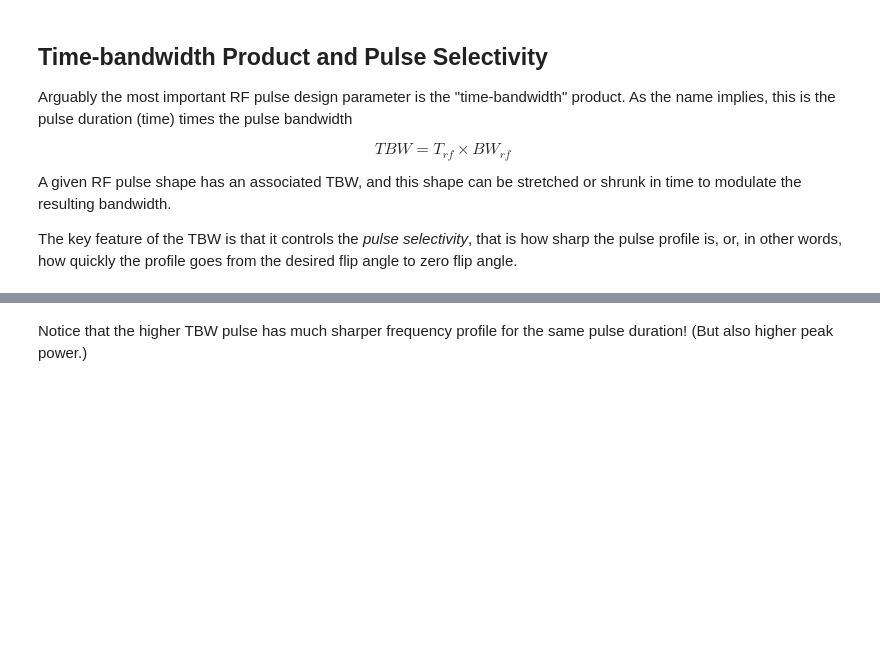
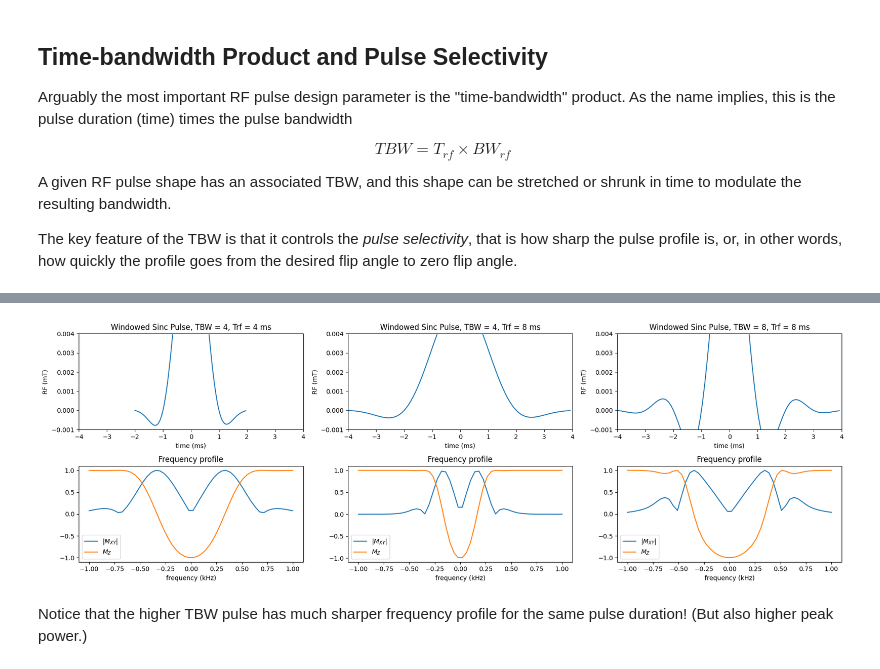
Before and after one commit to LarsonLab/MRI-education-resources, a Jupyter notebook: Notebooks/RF Pulse Design.ipynb, the cells around one changed output, grey strips where cells are left out. Saved outputs shown, nothing was run; the diff lists cells and outputs as text; code cells hidden in the pictures; blank space fills up the shorter version.

```diff
--- a/Notebooks/RF Pulse Design.ipynb
+++ b/Notebooks/RF Pulse Design.ipynb
@@ -239,3 +104,47 @@ xlabel('frequency (kHz)'), legend('|M_{XY}|', 'M_Z')%, ylabel('flip')
+# %%
+# Convert MATLAB cell to Python and place the three pulse panels side-by-side
+# Uses existing variables: gammabar, flip, df, M_equilibrium, bloch_rotate
+
+cases = [
+    (4, 4, 'TBW = 4, Trf = 4 ms'),
+    (4, 8, 'TBW = 4, Trf = 8 ms'),
+    (8, 8, 'TBW = 8, Trf = 8 ms'),
+]
+
+Np = 100  # sample points for pulse shape
+fig, axs = plt.subplots(2, 3, figsize=(18, 6))
+
+for i, (TBW, Trf, title) in enumerate(cases):
+    IN = np.arange(-Np/2, Np/2) / Np
+    RF_shape = np.hamming(Np) * np.sinc(IN * TBW)      # windowed sinc
+    t_pulse = IN * Trf                                  # time axis (ms)
+    dt_pulse = Trf / Np
+
+    RF = (flip * np.pi / 180.0) * RF_shape / np.sum(RF_shape) / (2 * np.pi * gammabar * dt_pulse)
+
+    M = np.tile(M_equilibrium[:, None], (1, len(df)))
+    for n_idx in range(len(t_pulse)):
+        for f_idx in range(len(df)):
+            B_field = [np.real(RF[n_idx]), np.imag(RF[n_idx]), df[f_idx] / gammabar]
+            M[:, f_idx] = bloch_rotate(M[:, f_idx], dt_pulse, B_field)
+
+    axs[0, i].plot(t_pulse, RF)
+    axs[0, i].set_xlim(-4, 4)
+    axs[0, i].set_xlabel('time (ms)')
+    axs[0, i].set_ylabel('RF (mT)')
+    axs[0, i].set_ylim(-0.001, 0.004)
+    axs[0, i].set_title(f'Windowed Sinc Pulse, {title}')
+
+    axs[1, i].plot(df, np.sqrt(M[0, :]**2 + M[1, :]**2), label=r'$|M_{XY}|$')
+    axs[1, i].plot(df, M[2, :], label=r'$M_{Z}$')
+    axs[1, i].set_xlabel('frequency (kHz)')
+    axs[1, i].set_title('Frequency profile')
+    axs[1, i].legend()
+
+fig.tight_layout()
+plt.show()
+# %% [output]
+[figure, added]
 # %% [markdown]
 Notice that the higher TBW pulse has much sharper frequency profile for the same pulse duration!  (But also higher peak power.)
 # %% [markdown]
```
Also changed, not shown: parts of 11 cells of this notebook, 5 other files.
